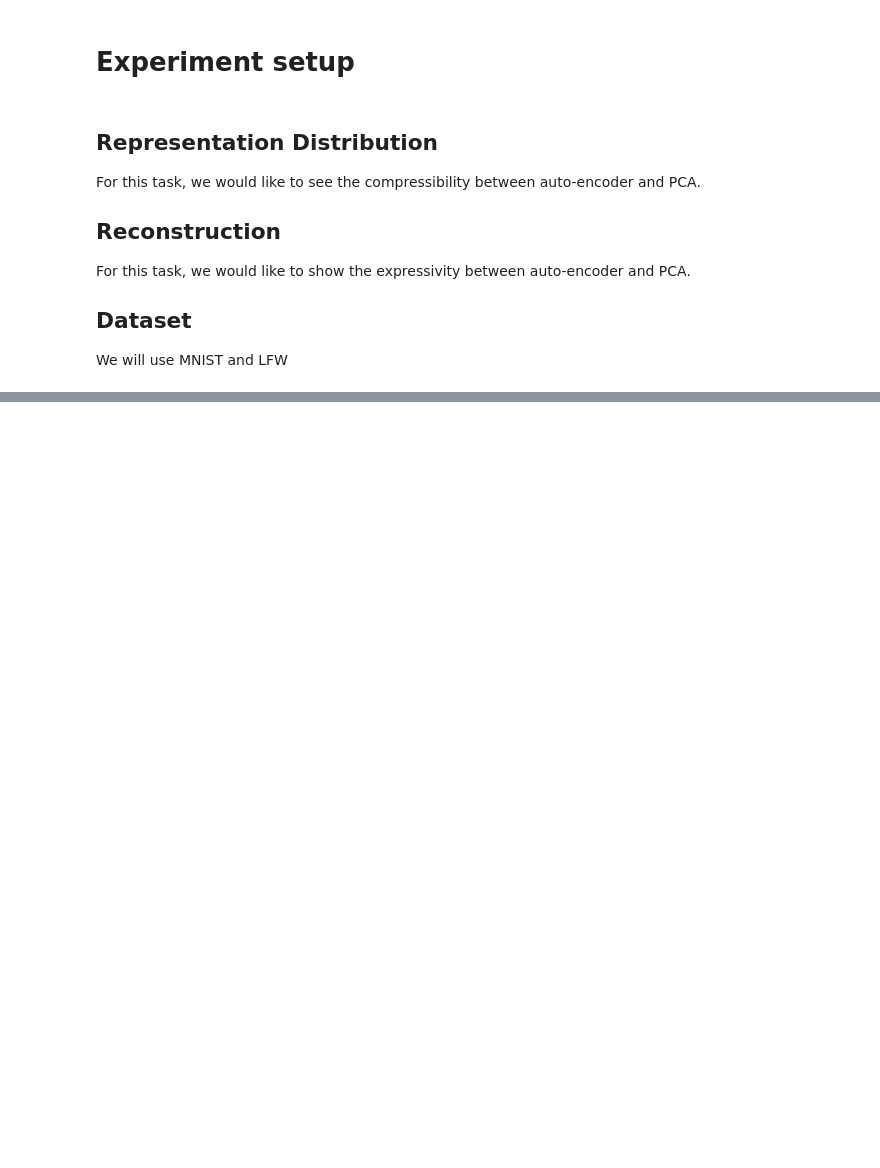
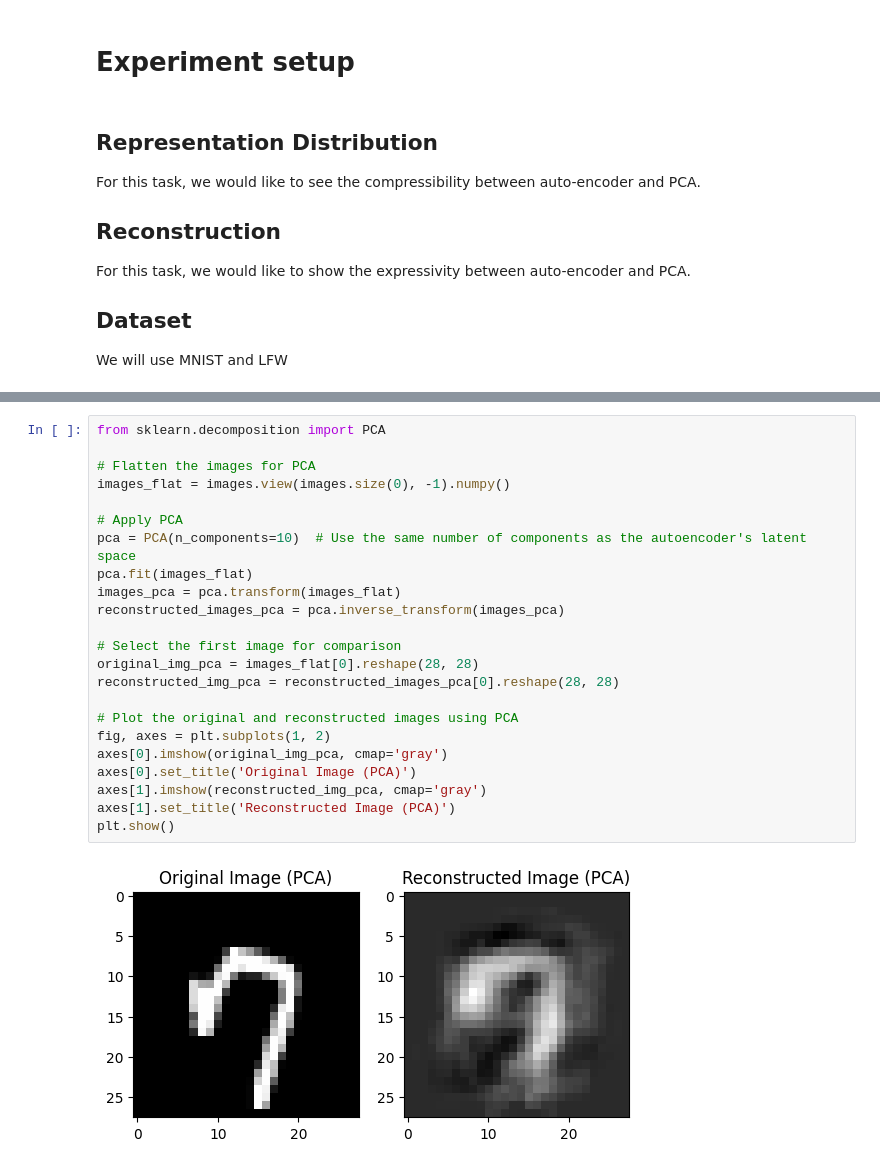
Before and after one commit to ttnhathuy313/pca-autoencoder, a Jupyter notebook: main.ipynb, the cells around one changed output, grey strips where cells are left out. Cells and saved outputs as stored; diff of their text form; blank space fills up the shorter version.

```diff
--- a/main.ipynb
+++ b/main.ipynb
@@ -135,0 +126,25 @@ plt.show()
+# %%
+from sklearn.decomposition import PCA
+
+# Flatten the images for PCA
+images_flat = images.view(images.size(0), -1).numpy()
+
+# Apply PCA
+pca = PCA(n_components=10)  # Use the same number of components as the autoencoder's latent space
+pca.fit(images_flat)
+images_pca = pca.transform(images_flat)
+reconstructed_images_pca = pca.inverse_transform(images_pca)
+
+# Select the first image for comparison
+original_img_pca = images_flat[0].reshape(28, 28)
+reconstructed_img_pca = reconstructed_images_pca[0].reshape(28, 28)
+
+# Plot the original and reconstructed images using PCA
+fig, axes = plt.subplots(1, 2)
+axes[0].imshow(original_img_pca, cmap='gray')
+axes[0].set_title('Original Image (PCA)')
+axes[1].imshow(reconstructed_img_pca, cmap='gray')
+axes[1].set_title('Reconstructed Image (PCA)')
+plt.show()
+# %% [output]
+[figure, added]
```
Also changed, not shown: parts of 9 cells of this notebook.
